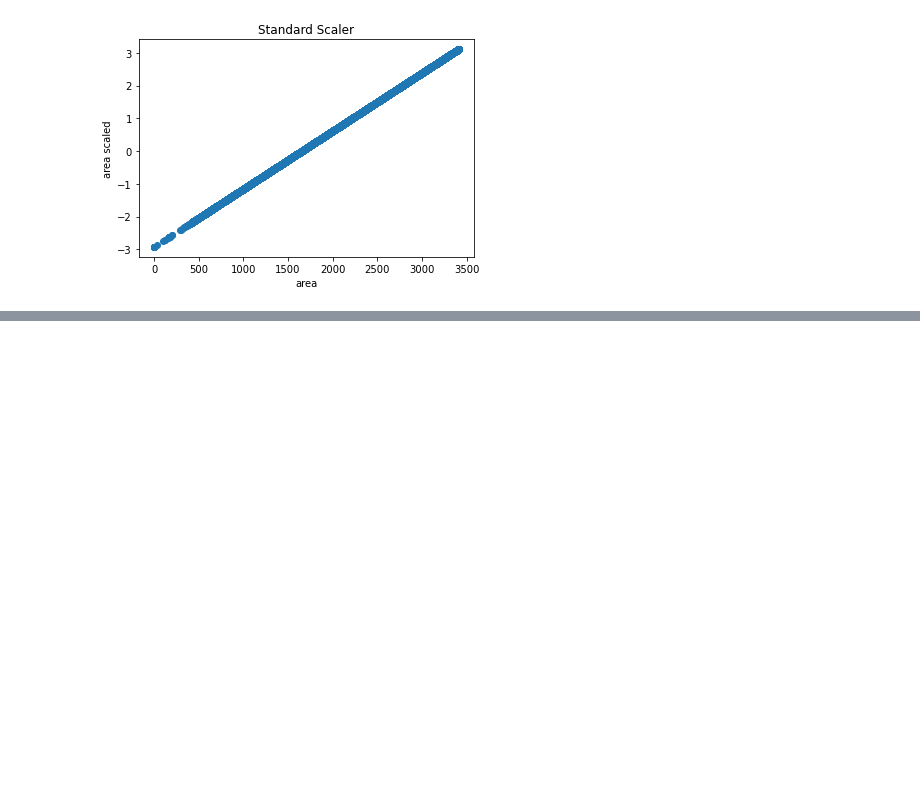
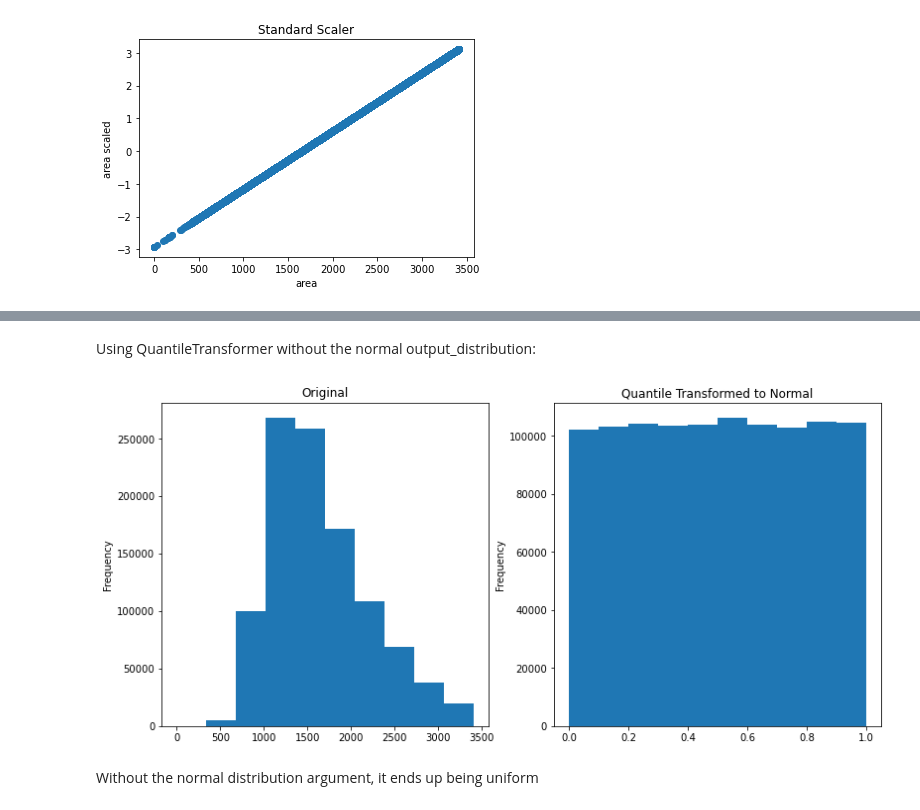
Before and after one commit to Joshua-C-Bryant/regression-exercises, a Jupyter notebook: scaling.ipynb, the cells around one changed output, grey strips where cells are left out. Drawn from its saved outputs; the diff is of its cells as text; code cells hidden in the pictures; blank space fills up the shorter version.

```diff
--- a/scaling.ipynb
+++ b/scaling.ipynb
@@ -170,0 +218,24 @@ plt.title('Standard Scaler');
+# %% [markdown]
+Using QuantileTransformer without the normal output_distribution:
+# %%
+# 1. create the object
+scaler = sklearn.preprocessing.QuantileTransformer()
+
+# 2. fit the object
+scaler.fit(train[['area']])
+
+# 3. use the object
+train['area_scaled'] = scaler.transform(train[['area']])
+test['area_scaled'] = scaler.transform(test[['area']])
+validate['area_scaled'] = scaler.transform(validate[['area']])
+
+#plot the scaled and unscaled distribution
+plt.figure(figsize=(13, 6))
+plt.subplot(121)
+train.area.plot.hist(title='Original')
+plt.subplot(122)
+train.area_scaled.plot.hist(title='Quantile Transformed to Normal');
+# %% [output]
+[figure, added]
+# %% [markdown]
+Without the normal distribution argument, it ends up being uniform
```
Also changed, not shown: parts of 4 cells of this notebook.
